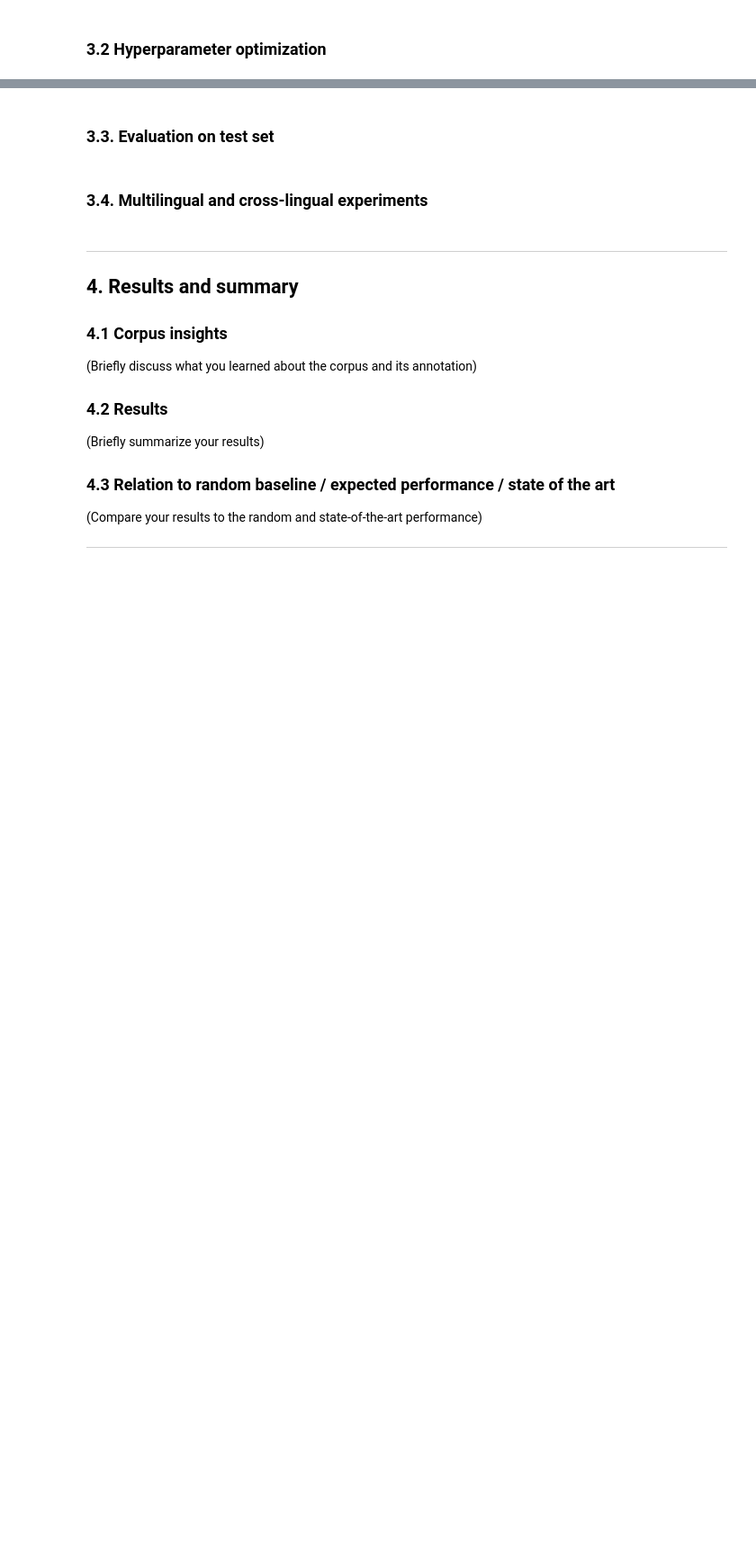
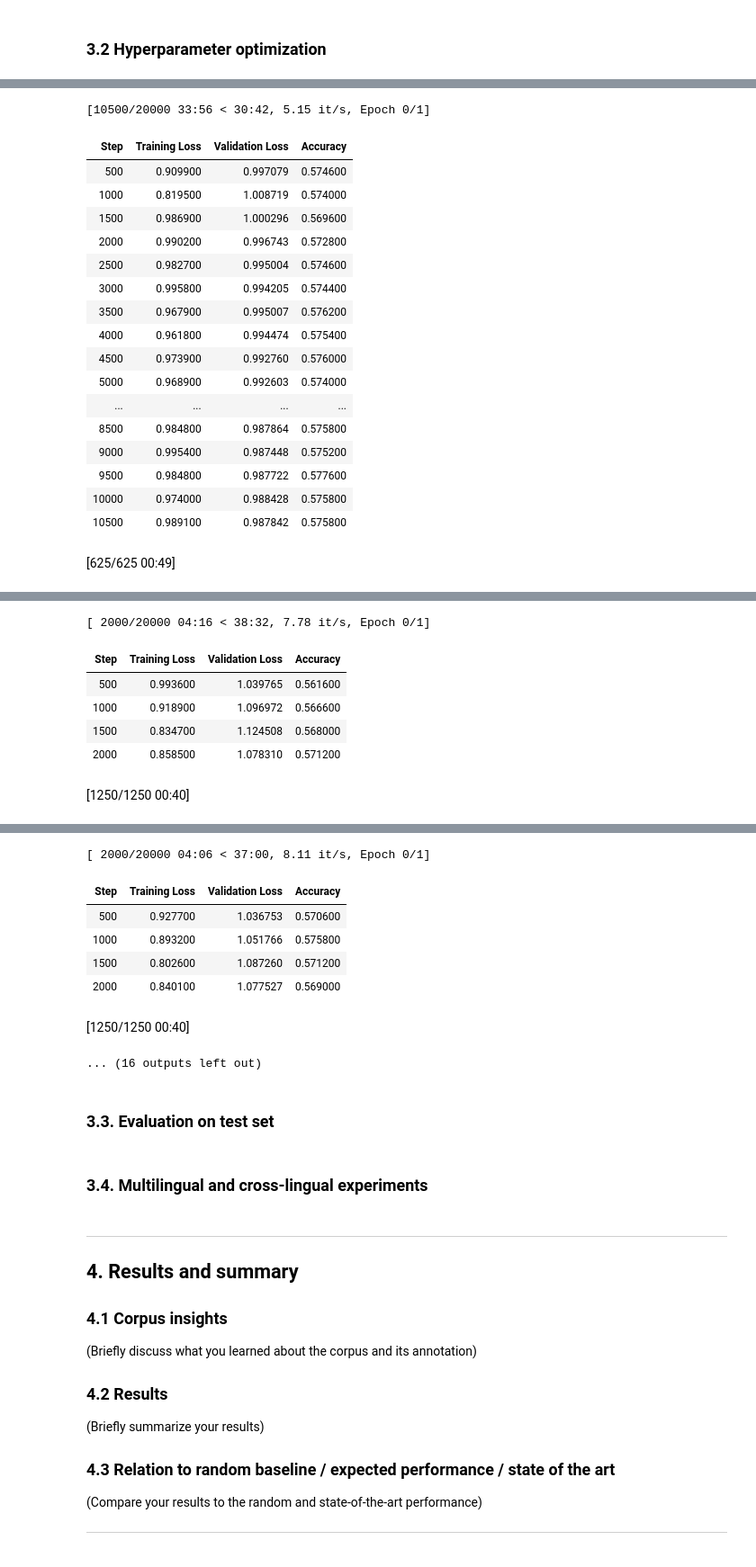
Before and after one commit to Iispar/dl-in-hlt-project, a Jupyter notebook: course_project_template.ipynb, the cells around one changed output, grey strips where cells are left out. Shown at 90% size. Cells and saved outputs as stored; diff of their text form; code cells hidden in the pictures; blank space fills up the shorter version.

```diff
--- a/course_project_template.ipynb
+++ b/course_project_template.ipynb
@@ -71,7 +119,7 @@ Good quality, but smaller than I expected.
 ### tokenization
 # %%
 # Load the BERT tokenizer
-tokenizer = BertTokenizer.from_pretrained(model)
+tokenizer = AutoTokenizer.from_pretrained(model)
 # %%
 # tokenizes one example
 def tokenize_example(example):
@@ -79,8 +127,11 @@ def tokenize_example(example):
     return tokenizer.encode_plus(split[0], split[1],
              truncation='only_second',
              add_special_tokens=True,
+             return_attention_mask=True,
+             return_overflowing_tokens=False,
+             return_special_tokens_mask=False,
              max_length=512,
-             padding='max_length')
+             pad_to_max_length=False)
 # %%
 # map the whole dset
 
@@ -175,20 +234,16 @@ print(f'The model has {count_parameters(model):,} trainable parameters')
-# %%
-# TRY IF FASTER JUST USE THIS :(
-
-model = AutoModelForSequenceClassification.from_pretrained(model, num_labels=5) # load the bert model
 # %%
 # Training params. We optimize these later
 training_args = TrainingArguments(
     output_dir='./results',
     evaluation_strategy = 'steps',
     logging_strategy = 'steps',
-    eval_steps = 500,
-    logging_steps = 500,
-    learning_rate=1e-4,
-    per_device_train_batch_size=16,
-    per_device_eval_batch_size=16,
+    eval_steps = 1000,
+    logging_steps = 1000,
+    learning_rate=1.2668184349858087e-05,
+    per_device_train_batch_size=8,
+    per_device_eval_batch_size=8,
     max_steps = 20000,
-    num_train_epochs=5,
+    num_train_epochs=4,
     weight_decay=0.01,
   )
 
@@ -218,7 +289,7 @@ A little about this this is done over multiple days as training one model takes
 
 def objective(trial):
     # Define the search space for hyperparameters
-    learning_rate = trial.suggest_float("learning_rate", 1e-7, 1e-3, log=True)
+    learning_rate = trial.suggest_float("learning_rate", 1e-5, 1e-3, log=True)
     batch_size = trial.suggest_categorical("batch_size", [8, 4, 16])
     epochs=trial.suggest_int('num_train_epochs', low = 2,high = 6),
 
@@ -258,3 +329,4 @@ def objective(trial):
 
 study = optuna.create_study(direction="maximize")
 study.optimize(objective, n_trials=20)
+# %% [output]
@@ -260,0 +334,19 @@ study.optimize(objective, n_trials=20)
+[10500/20000 33:56 < 30:42, 5.15 it/s, Epoch 0/1]
+| Step | Training Loss | Validation Loss | Accuracy |
+| 500 | 0.909900 | 0.997079 | 0.574600 |
+| 1000 | 0.819500 | 1.008719 | 0.574000 |
+| 1500 | 0.986900 | 1.000296 | 0.569600 |
+| 2000 | 0.990200 | 0.996743 | 0.572800 |
+| 2500 | 0.982700 | 0.995004 | 0.574600 |
+| 3000 | 0.995800 | 0.994205 | 0.574400 |
+| 3500 | 0.967900 | 0.995007 | 0.576200 |
+| 4000 | 0.961800 | 0.994474 | 0.575400 |
+| 4500 | 0.973900 | 0.992760 | 0.576000 |
+| 5000 | 0.968900 | 0.992603 | 0.574000 |
+| ... | ... | ... | ... |
+| 8500 | 0.984800 | 0.987864 | 0.575800 |
+| 9000 | 0.995400 | 0.987448 | 0.575200 |
+| 9500 | 0.984800 | 0.987722 | 0.577600 |
+| 10000 | 0.974000 | 0.988428 | 0.575800 |
+| 10500 | 0.989100 | 0.987842 | 0.575800 |
+[625/625 00:49]
@@ -260,0 +354,7 @@ study.optimize(objective, n_trials=20)
+[ 2000/20000 04:16 < 38:32, 7.78 it/s, Epoch 0/1]
+| Step | Training Loss | Validation Loss | Accuracy |
+| 500 | 0.993600 | 1.039765 | 0.561600 |
+| 1000 | 0.918900 | 1.096972 | 0.566600 |
+| 1500 | 0.834700 | 1.124508 | 0.568000 |
+| 2000 | 0.858500 | 1.078310 | 0.571200 |
+[1250/1250 00:40]
@@ -261,3 +362,11 @@ study.optimize(objective, n_trials=20)
+[ 2000/20000 04:06 < 37:00, 8.11 it/s, Epoch 0/1]
+| Step | Training Loss | Validation Loss | Accuracy |
+| 500 | 0.927700 | 1.036753 | 0.570600 |
+| 1000 | 0.893200 | 1.051766 | 0.575800 |
+| 1500 | 0.802600 | 1.087260 | 0.571200 |
+| 2000 | 0.840100 | 1.077527 | 0.569000 |
+[1250/1250 00:40]
+... (16 outputs left out)
 # %% [markdown]
 ### 3.3. Evaluation on test set
 # %%
```
Also changed, not shown: parts of 11 cells of this notebook.
